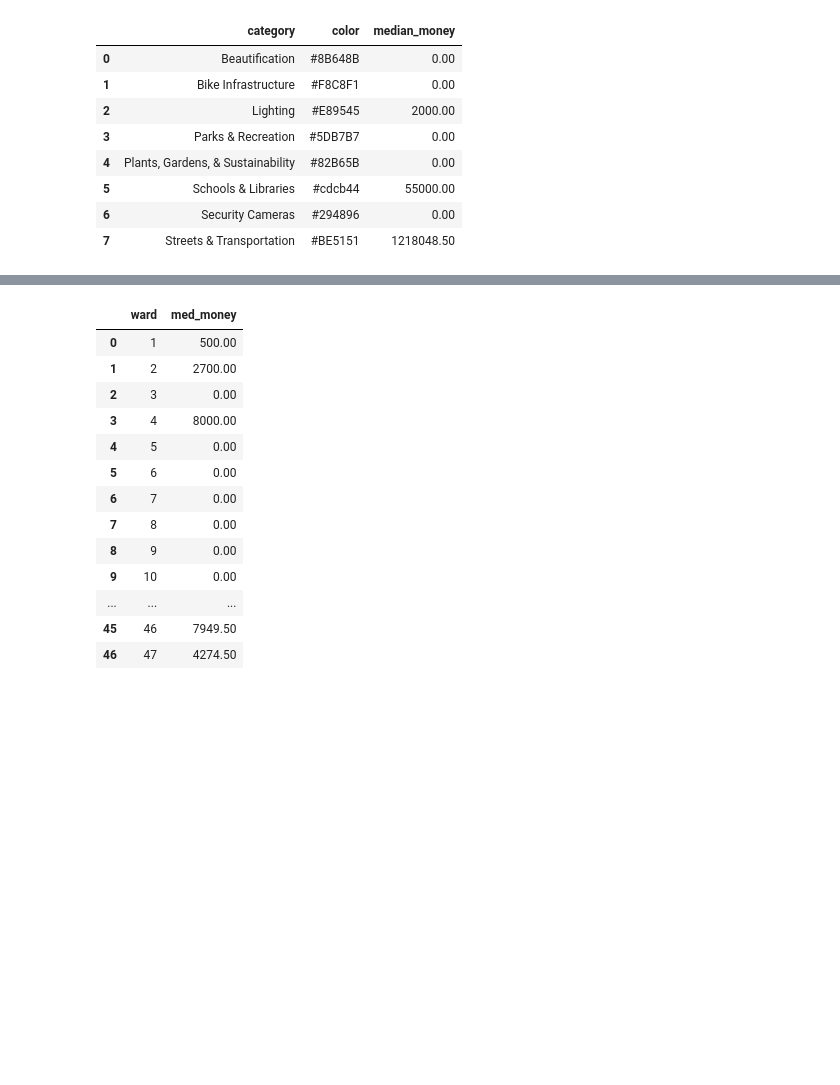
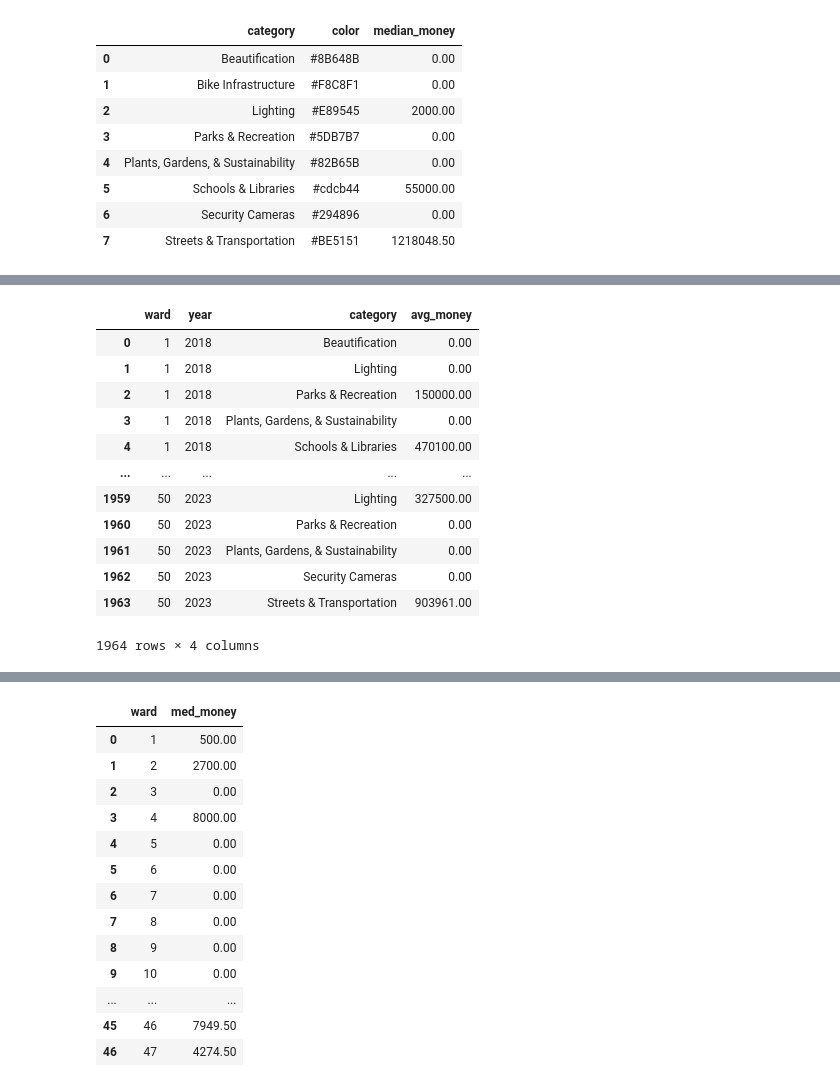
Before and after one commit to uchicago-2025-capp30122/30122-project-gitmoney, a Jupyter notebook: visualizations/lib_viz_build.ipynb, the cells around one changed output, grey strips where cells are left out. Saved outputs shown, nothing was run; the diff lists cells and outputs as text; code cells hidden in the pictures; blank space fills up the shorter version.

```diff
--- a/visualizations/lib_viz_build.ipynb
+++ b/visualizations/lib_viz_build.ipynb
@@ -6,8 +6,8 @@ import matplotlib.pyplot as plt
 import csv
 
 pd.set_option('display.float_format', '{:.2f}'.format)
-pd.set_option('display.max_rows', None)
-pd.set_option('display.max_columns', None)
+#pd.set_option('display.max_rows', None)
+#pd.set_option('display.max_columns', None)
 # %%
 cat_colors_df = pd.DataFrame([list(cat_colors.keys()), list(cat_colors.values())])
 
@@ -112 +130,19 @@ med_cost_cat
+# %%
+avg_cost_ward = pd.DataFrame(calls_money_18_23.groupby(['ward', 'year', 'category', 'color'])["total_cost"].mean().rename('avg_money').reset_index())
+
+avg_cost_ward
+# %% [output]
+|  | ward | year | category | avg_money |
+| 0 | 1 | 2018 | Beautification | 0.00 |
+| 1 | 1 | 2018 | Lighting | 0.00 |
+| 2 | 1 | 2018 | Parks & Recreation | 150000.00 |
+| 3 | 1 | 2018 | Plants, Gardens, & Sustainability | 0.00 |
+| 4 | 1 | 2018 | Schools & Libraries | 470100.00 |
+| ... | ... | ... | ... | ... |
+| 1959 | 50 | 2023 | Lighting | 327500.00 |
+| 1960 | 50 | 2023 | Parks & Recreation | 0.00 |
+| 1961 | 50 | 2023 | Plants, Gardens, & Sustainability | 0.00 |
+| 1962 | 50 | 2023 | Security Cameras | 0.00 |
+| 1963 | 50 | 2023 | Streets & Transportation | 903961.00 |
+1964 rows × 4 columns
 # %%
```
Also changed, not shown: parts of 5 cells of this notebook, 3 other files.
